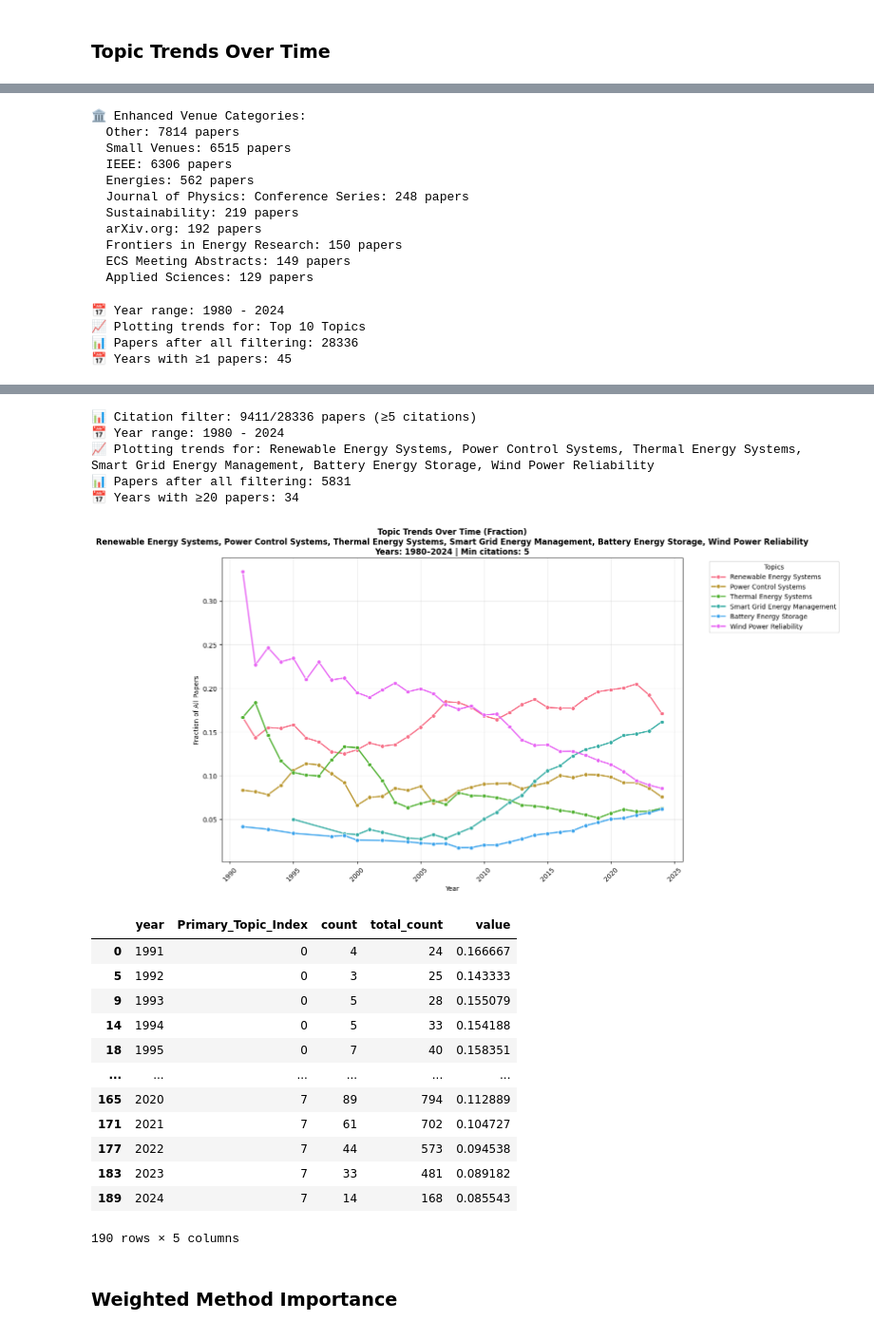
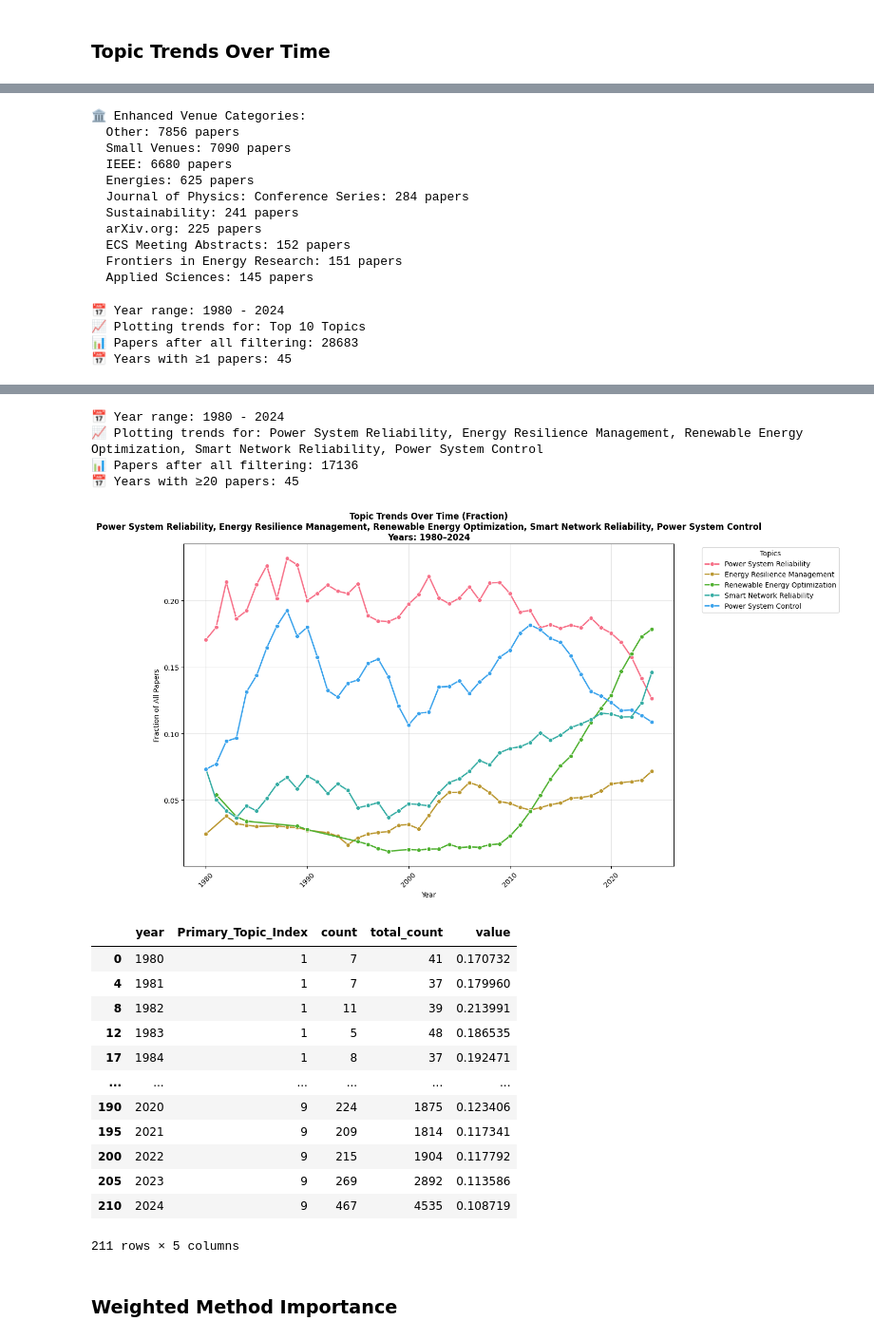
Before and after one commit to stigsimo/Literature-search-and-analysis, a Jupyter notebook: Visualizations_v3.3.ipynb, the cells around one changed output, grey strips where cells are left out. Shown at 95% size. Drawn from its saved outputs; the diff is of its cells as text; code cells hidden in the pictures.

```diff
--- a/Visualizations_v3.3.ipynb
+++ b/Visualizations_v3.3.ipynb
@@ -2223,7 +2223,7 @@ def classify_lifecycle_stage_refined(growth_rate, r_squared, trend_type, total_i
 # Kjør full analyse
 print("🚀 Starting FULL lifecycle analysis...")
 results_full = classify_technology_lifecycle_characteristics_full(
-    df,
+    df7865p4o3i2uzxc v-,
     canonical_methods=sorted(unique_methods),  # Alle 86 metoder
     min_publications=2
 )
@@ -3350,9 +3349,10 @@ def setup_analysis_data(date_string, save_dir=SAVE_DIR):
 #date_string = "2025_09_08_reliability_resilience_power_systems"
 #date_string = "2025_09_10_reliability_resilience_power_systems"
 #date_string = "2025_09_11_reliability_resilience_power_systems"
-date_string = "2025_09_12_reliability_resilience_power_systems"
+#date_string = "2025_09_12_reliability_resilience_power_systems"
 #date_string = "2025_09_17_reliability_resilience_power_systems"
-
+#date_string = "2025_09_30_reliability_resilience_power_systems"
+date_string = "2025_10_08_reliability_resilience_power_systems"
 data = setup_analysis_data(date_string)
 
 if data is None:
@@ -3613,16 +3623,16 @@ if 'venue' in df.columns:
         print(f"  {venue}: {count} papers")
 # %% [output]
 🏛️ Enhanced Venue Categories:
-  Other: 7814 papers
-  Small Venues: 6515 papers
-  IEEE: 6306 papers
-  Energies: 562 papers
-  Journal of Physics: Conference Series: 248 papers
-  Sustainability: 219 papers
-  arXiv.org: 192 papers
-  Frontiers in Energy Research: 150 papers
-  ECS Meeting Abstracts: 149 papers
-  Applied Sciences: 129 papers
+  Other: 7856 papers
+  Small Venues: 7090 papers
+  IEEE: 6680 papers
+  Energies: 625 papers
+  Journal of Physics: Conference Series: 284 papers
+  Sustainability: 241 papers
+  arXiv.org: 225 papers
+  ECS Meeting Abstracts: 152 papers
+  Frontiers in Energy Research: 151 papers
+  Applied Sciences: 145 papers
 # %%
 # %%
 # Cell 19: Topic Trends Over Time
@@ -3637,7 +3647,7 @@ result = plot_topic_trends_over_time(
     min_papers_per_year=1,
     plot_type='line', # 'line' or 'area'
     value_type='fraction',  # 'fraction' or 'count'
-    window_smooth=20,
+    window_smooth=5,
     start_year=1980,
     end_year=2024
 )
@@ -3671,17 +3681,17 @@ plot_topic_trends_over_time(
 plot_topic_trends_over_time(
     df,
     topic_col='Primary_Topic_Index',
-    topics=[0,3,4,5,6,7],
+    topics=[1,4,6,8,9],
     topic_names=topic_names,
     plot_type='line',
     value_type='fraction',
     start_year=1980,
     window_smooth=5,
-    min_citations=5,
+    #min_citations=5,
     end_year=2024
 )
 # %% [output]
 📅 Year range: 1980 - 2024
 📈 Plotting trends for: Top 10 Topics
-📊 Papers after all filtering: 28336
+📊 Papers after all filtering: 28683
 📅 Years with ≥1 papers: 45
@@ -3689,22 +3699,21 @@ plot_topic_trends_over_time(
-📊 Citation filter: 9411/28336 papers (≥5 citations)
 📅 Year range: 1980 - 2024
-📈 Plotting trends for: Renewable Energy Systems, Power Control Systems, Thermal Energy Systems, Smart Grid Energy Management, Battery Energy Storage, Wind Power Reliability
-📊 Papers after all filtering: 5831
-📅 Years with ≥20 papers: 34
+📈 Plotting trends for: Power System Reliability, Energy Resilience Management, Renewable Energy Optimization, Smart Network Reliability, Power System Control
+📊 Papers after all filtering: 17136
+📅 Years with ≥20 papers: 45
-[figure, old version]
+[figure, new version]
 |  | year | Primary_Topic_Index | count | total_count | value |
-| 0 | 1991 | 0 | 4 | 24 | 0.166667 |
-| 5 | 1992 | 0 | 3 | 25 | 0.143333 |
-| 9 | 1993 | 0 | 5 | 28 | 0.155079 |
-| 14 | 1994 | 0 | 5 | 33 | 0.154188 |
-| 18 | 1995 | 0 | 7 | 40 | 0.158351 |
+| 0 | 1980 | 1 | 7 | 41 | 0.170732 |
+| 4 | 1981 | 1 | 7 | 37 | 0.179960 |
+| 8 | 1982 | 1 | 11 | 39 | 0.213991 |
+| 12 | 1983 | 1 | 5 | 48 | 0.186535 |
+| 17 | 1984 | 1 | 8 | 37 | 0.192471 |
 | ... | ... | ... | ... | ... | ... |
-| 165 | 2020 | 7 | 89 | 794 | 0.112889 |
-| 171 | 2021 | 7 | 61 | 702 | 0.104727 |
-| 177 | 2022 | 7 | 44 | 573 | 0.094538 |
-| 183 | 2023 | 7 | 33 | 481 | 0.089182 |
-| 189 | 2024 | 7 | 14 | 168 | 0.085543 |
+| 190 | 2020 | 9 | 224 | 1875 | 0.123406 |
+| 195 | 2021 | 9 | 209 | 1814 | 0.117341 |
+| 200 | 2022 | 9 | 215 | 1904 | 0.117792 |
+| 205 | 2023 | 9 | 269 | 2892 | 0.113586 |
+| 210 | 2024 | 9 | 467 | 4535 | 0.108719 |
-190 rows × 5 columns
+211 rows × 5 columns
 # %% [markdown]
 ### Weighted Method Importance
 # %%
```
Also changed, not shown: parts of 22 cells of this notebook, 1 other file.
